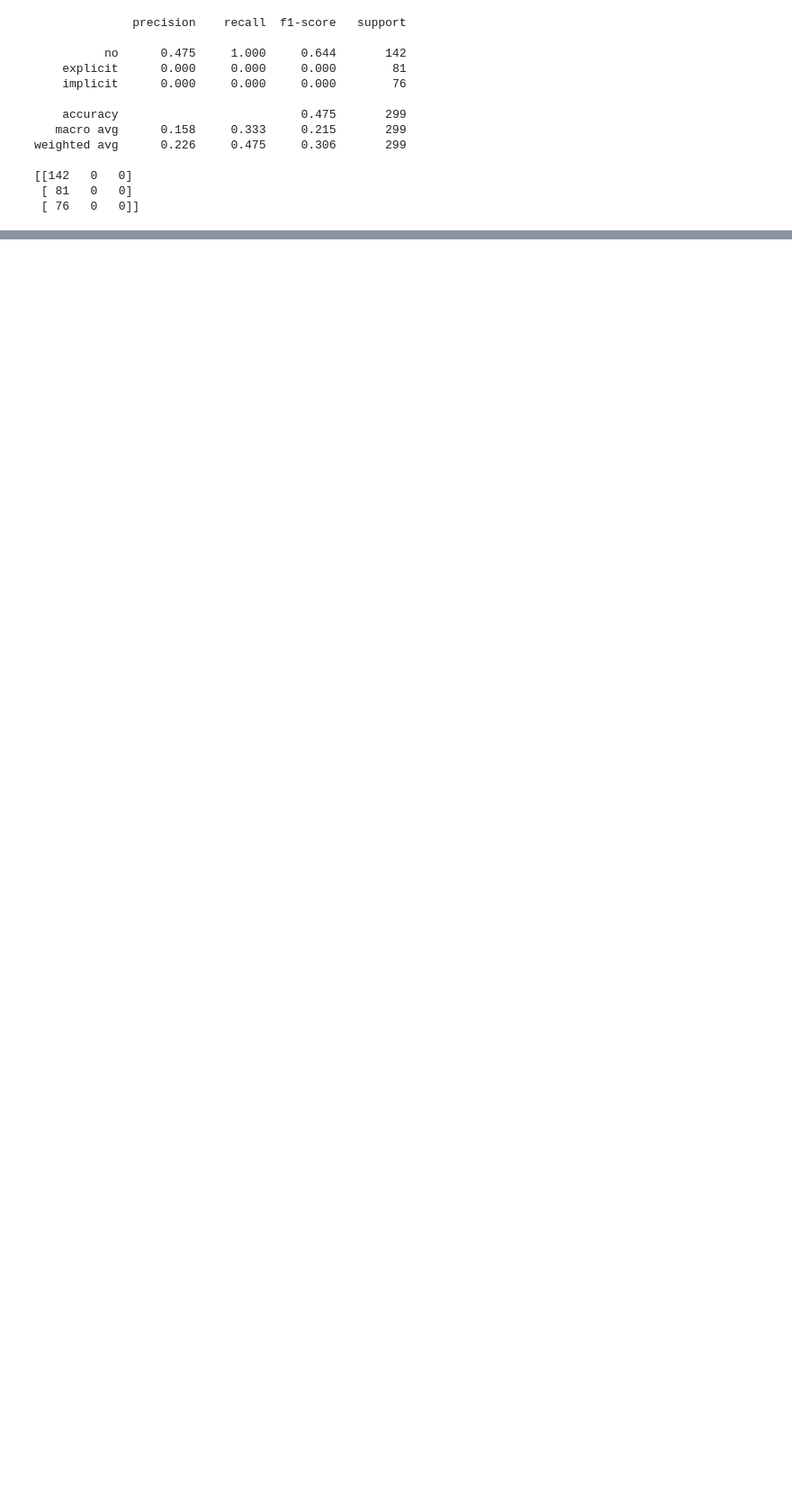
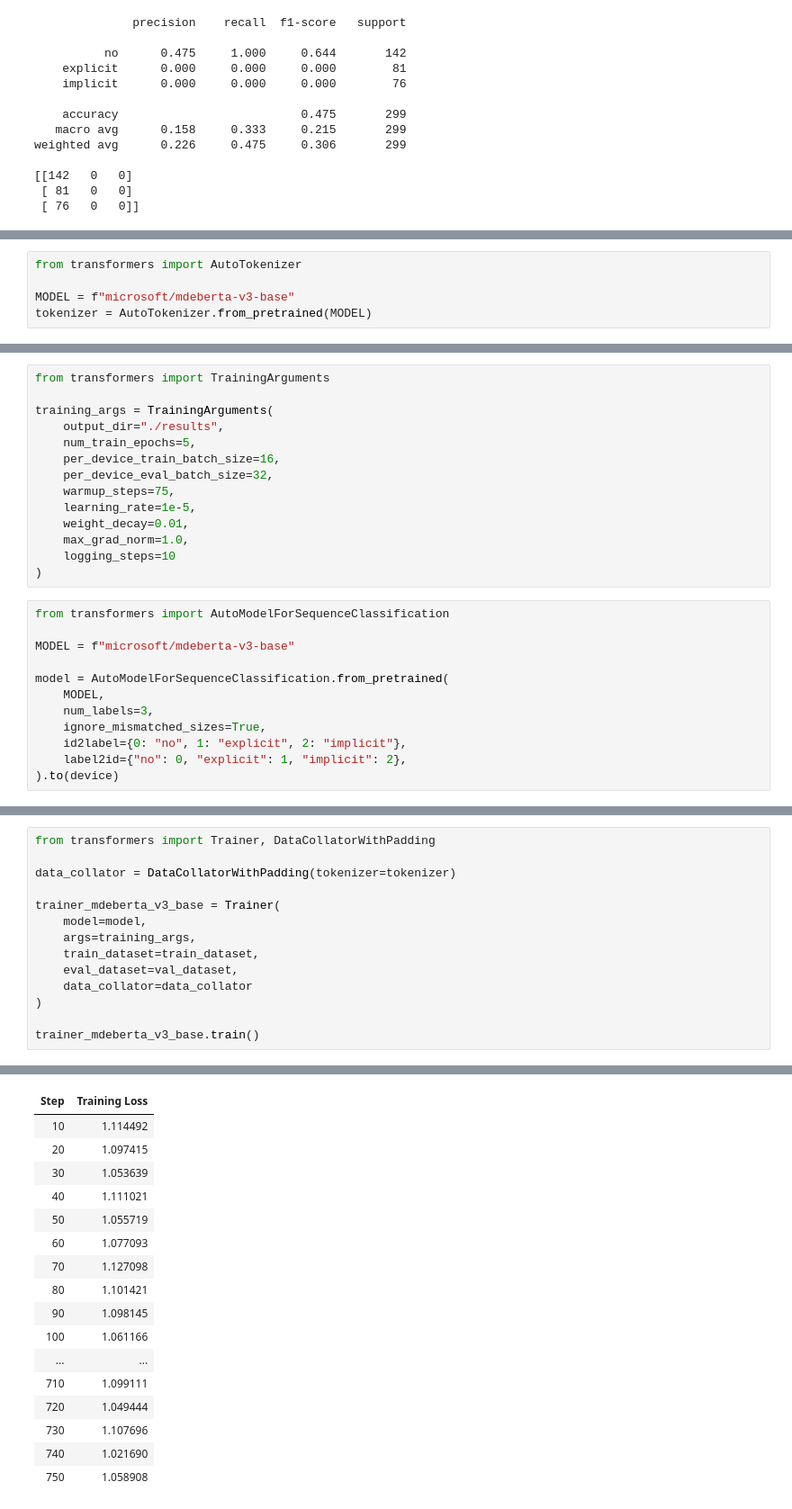
Before and after one commit to Sayak-coder/HateSpeech-detection, a Jupyter notebook: Subtask_(B)_Hate_Speech_Classification.ipynb, the cells around one changed output, grey strips where cells are left out. Shown at 90% size. Drawn from its saved outputs; the diff is of its cells as text; blank space fills up the shorter version.

```diff
--- a/Subtask_(B)_Hate_Speech_Classification.ipynb
+++ b/Subtask_(B)_Hate_Speech_Classification.ipynb
@@ -821,0 +811,5 @@ weighted avg      0.226     0.475     0.306       299
+# %%
+from transformers import AutoTokenizer
+
+MODEL = f"microsoft/mdeberta-v3-base"
+tokenizer = AutoTokenizer.from_pretrained(MODEL)
@@ -821,0 +824,26 @@ weighted avg      0.226     0.475     0.306       299
+# %%
+from transformers import TrainingArguments
+
+training_args = TrainingArguments(
+    output_dir="./results",
+    num_train_epochs=5,
+    per_device_train_batch_size=16,
+    per_device_eval_batch_size=32,
+    warmup_steps=75,
+    learning_rate=1e-5,
+    weight_decay=0.01,
+    max_grad_norm=1.0,
+    logging_steps=10
+)
+# %%
+from transformers import AutoModelForSequenceClassification
+
+MODEL = f"microsoft/mdeberta-v3-base"
+
+model = AutoModelForSequenceClassification.from_pretrained(
+    MODEL,
+    num_labels=3,
+    ignore_mismatched_sizes=True,
+    id2label={0: "no", 1: "explicit", 2: "implicit"},
+    label2id={"no": 0, "explicit": 1, "implicit": 2},
+).to(device)
@@ -821,0 +868,15 @@ weighted avg      0.226     0.475     0.306       299
+# %%
+from transformers import Trainer, DataCollatorWithPadding
+
+data_collator = DataCollatorWithPadding(tokenizer=tokenizer)
+
+trainer_mdeberta_v3_base = Trainer(
+    model=model,
+    args=training_args,
+    train_dataset=train_dataset,
+    eval_dataset=val_dataset,
+    data_collator=data_collator
+)
+
+trainer_mdeberta_v3_base.train()
+# %% [output]
@@ -821,0 +884,17 @@ weighted avg      0.226     0.475     0.306       299
+| Step | Training Loss |
+| 10 | 1.114492 |
+| 20 | 1.097415 |
+| 30 | 1.053639 |
+| 40 | 1.111021 |
+| 50 | 1.055719 |
+| 60 | 1.077093 |
+| 70 | 1.127098 |
+| 80 | 1.101421 |
+| 90 | 1.098145 |
+| 100 | 1.061166 |
+| ... | ... |
+| 710 | 1.099111 |
+| 720 | 1.049444 |
+| 730 | 1.107696 |
+| 740 | 1.021690 |
+| 750 | 1.058908 |
```
Also changed, not shown: parts of 38 cells of this notebook.
